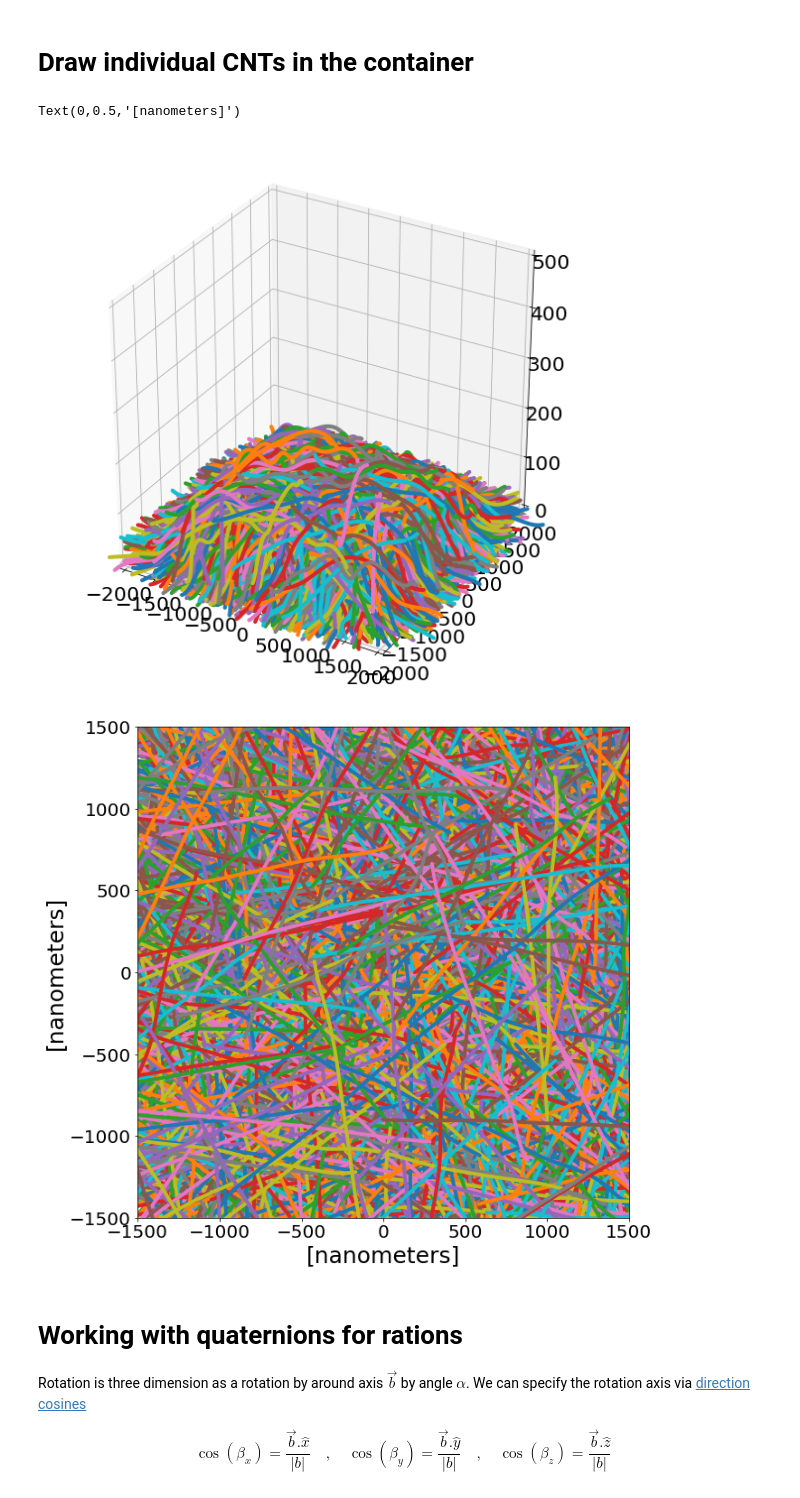
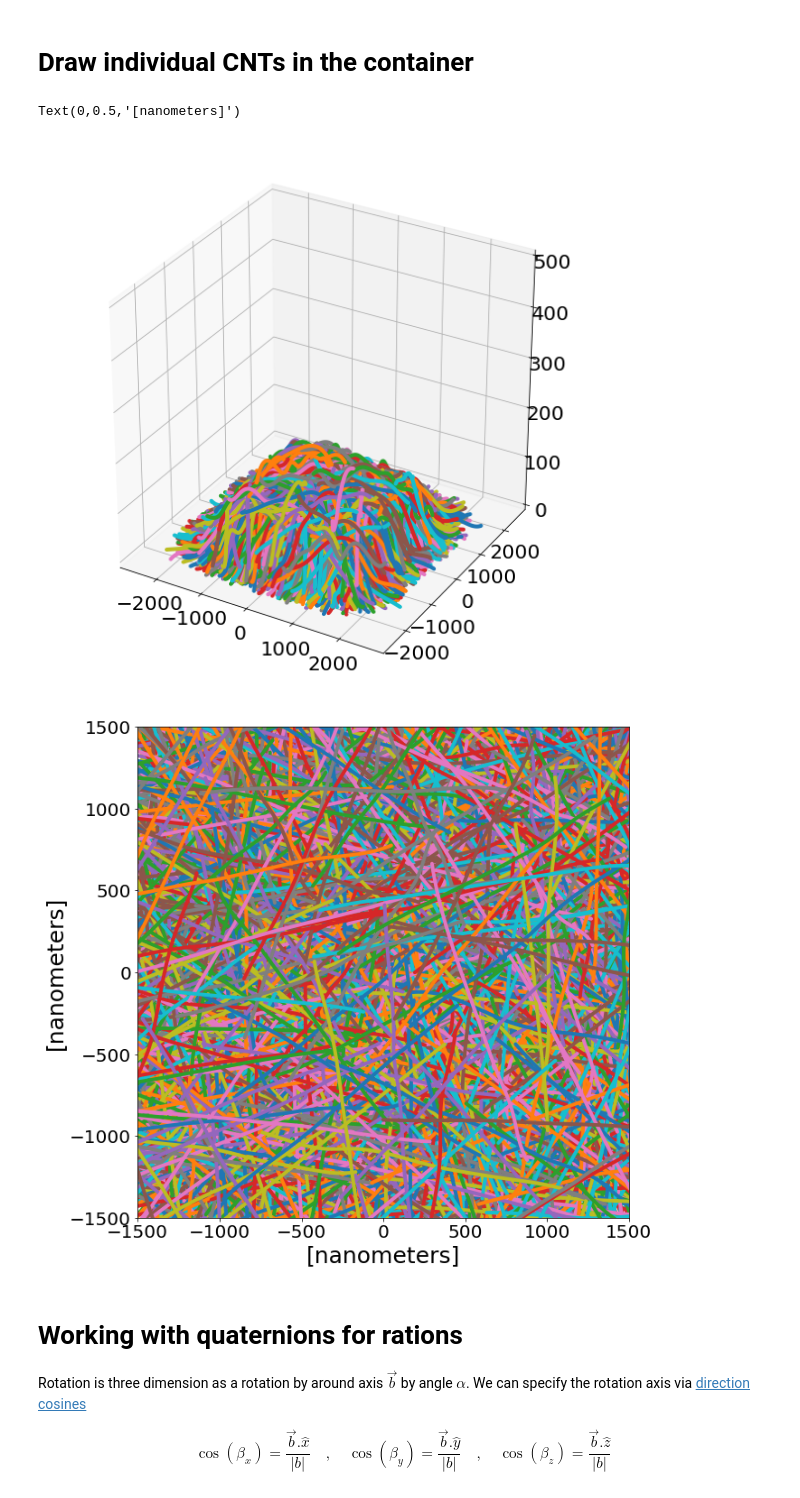
Before and after one commit to amirhosseindavoody/carbon_nanotube_mesh, a Jupyter notebook: cnt_mesh.ipynb, the cells around one changed output. Saved outputs shown, nothing was run; the diff lists cells and outputs as text; code cells hidden in the pictures.

```diff
--- a/cnt_mesh.ipynb
+++ b/cnt_mesh.ipynb
@@ -40,8 +43,13 @@ for i in range(1,100):
             r = r[1:]
             tubes.append(tube(r))
 
-# make sure the last tube is stored and read properly
-if (tubes[-1].r.shape!=tubes[0].r.shape): tubes.pop(-1)
+# # make sure the last tube is stored and read properly
+# if (tubes[-1].r.shape!=tubes[0].r.shape): tubes.pop(-1)
+
+n=0;
+for t in tubes:
+    n += t.r.shape[0]
+print("total number of bodies: {}".format(n))
 
 print("number of tubes: {}".format(len(tubes)))
 avg_y = np.array([tube.avg_y() for tube in tubes[:]])
@@ -71,38 +145,40 @@ ax.tick_params(labelsize=20)
 # plot a 3D view of the mesh
 fig = plt.figure(figsize=(20,10))
 ax = fig.add_subplot(111,projection='3d')
 ax.set_aspect('equal')
 
 begin=0
 n_tube=len(tubes)
 
 for t in tubes[begin:begin+n_tube]:
     ax = t.plot(ax=ax,mode='fine')
 
-ax.set_xlim([-2000,2000])
-ax.set_ylim([-2000,2000])
+# ax.set_xlim([-2000,2000])
+# ax.set_ylim([-2000,2000])
 _ = ax.set_zlim([0,500])
-
 
 # plot a top view of the mesh
 fig = plt.figure(figsize=(20,10))
 ax = fig.add_subplot(111)
 ax.set_aspect('equal')
 
 begin=0
 n_tube=len(tubes)
 
 for t in tubes[begin:begin+n_tube]:
     ax.plot(t.r_fine()[:,2], t.r_fine()[:,0])
 
+# for t in tubes[begin:begin+n_tube]:
+#     ax.plot(t.r[:,2], t.r[:,0])
+
 ax.set_xlim([-1500, 1500])
 ax.set_ylim([-1500, 1500])
 ax.set_xlabel("[nanometers]")
 ax.set_ylabel("[nanometers]")
 # %% [output]
 Text(0,0.5,'[nanometers]')
-[figure, old version]
+[figure, new version]
-[figure, old version]
+[figure, new version]
 # %% [markdown]
 # Working with quaternions for rations
 
```
Also changed, not shown: parts of 10 cells of this notebook.
